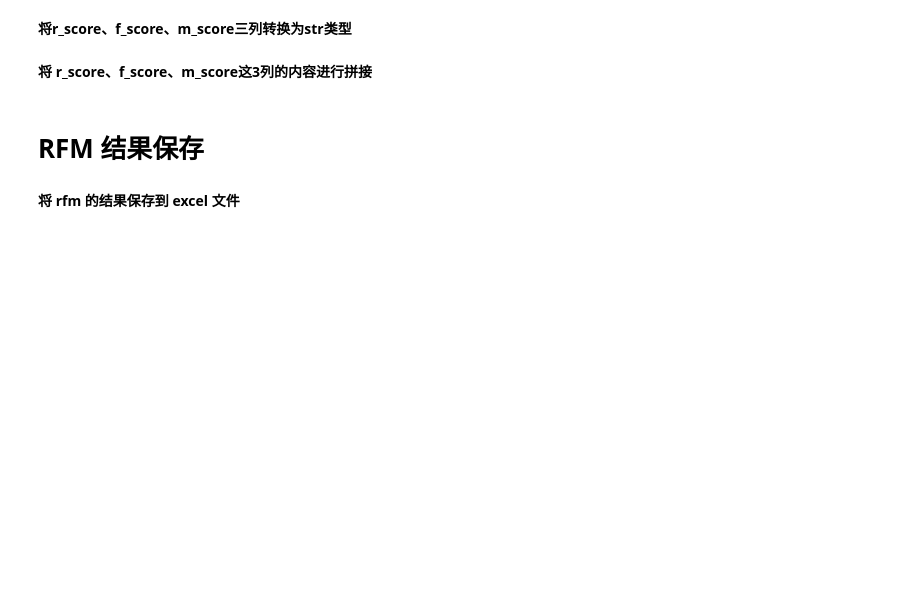
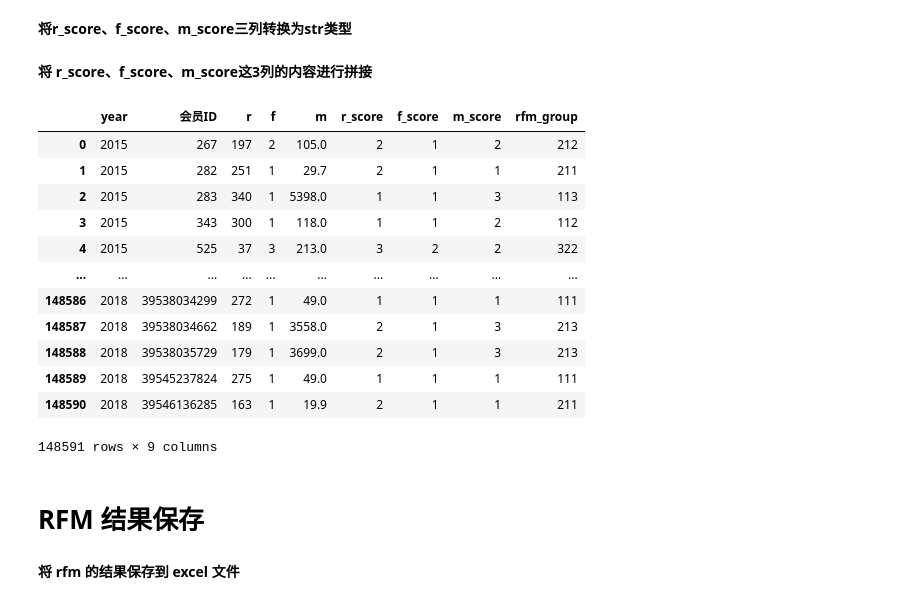
Before and after one commit to JohnChow96927/python-bigdata, a Jupyter notebook: Pandas/day5_220124_数据可视化与综合案例/03-RFM模型分析案例.ipynb, the cells around one changed output. Drawn from its saved outputs; the diff is of its cells as text; code cells hidden in the pictures; blank space fills up the shorter version.

```diff
--- a/Pandas/day5_220124_数据可视化与综合案例/03-RFM模型分析案例.ipynb
+++ b/Pandas/day5_220124_数据可视化与综合案例/03-RFM模型分析案例.ipynb
@@ -77,2 +191,12 @@ df.isnull().any(axis=1).sum()
 # %% [markdown]
 **汇总每1年每个会员RFM的原始数据**
+# %%
+# 按年份和会员 ID 进行汇总
+rfm_gb = data_merge.groupby(['year', '会员ID'], as_index=False).agg({
+    'date_interval': 'min',  # 计算最近一次订单时间
+    '提交日期': 'count', # 计算订单频率
+    '订单金额': 'sum'}) # 计算订单总金额
+
+# 重命名列
+rfm_gb.columns = ['year', '会员ID', 'r', 'f', 'm']
+rfm_gb.head()
@@ -83,4 +221,15 @@ df.isnull().any(axis=1).sum()
 # %% [markdown]
 **定义区间边界**
+# %%
+# 定义区间边界
+r_bins = [-1, 79, 255, 365] # 注意起始边界小于最小值
+f_bins = [0, 2, 5, 130]
+m_bins = [0, 69, 1199, 206252]
 # %% [markdown]
 **将 r、f、m 这 3 列划分区间**
+# %%
+# RFM 计算过程
+rfm_gb['r_score'] = pd.cut(rfm_gb['r'], r_bins, labels=[3, 2, 1])
+rfm_gb['f_score'] = pd.cut(rfm_gb['f'], f_bins, labels=[1, 2, 3])
+rfm_gb['m_score'] = pd.cut(rfm_gb['m'], m_bins, labels=[1, 2, 3])
+rfm_gb
@@ -87,7 +250,29 @@ df.isnull().any(axis=1).sum()
 # %% [markdown]
 **将r_score、f_score、m_score三列转换为str类型**
+# %%
+# 计算 RFM 组合
+rfm_gb['r_score'] = rfm_gb['r_score'].astype(np.str)
+rfm_gb['f_score'] = rfm_gb['f_score'].astype(np.str)
+rfm_gb['m_score'] = rfm_gb['m_score'].astype(np.str)
 # %% [markdown]
 **将 r_score、f_score、m_score这3列的内容进行拼接**
+# %%
+rfm_gb['rfm_group'] = rfm_gb['r_score'].str.cat(rfm_gb['f_score']).str.cat(rfm_gb['m_score'])
+rfm_gb
+# %% [output]
+|  | year | 会员ID | r | f | m | r_score | f_score | m_score | rfm_group |
+| 0 | 2015 | 267 | 197 | 2 | 105.0 | 2 | 1 | 2 | 212 |
+| 1 | 2015 | 282 | 251 | 1 | 29.7 | 2 | 1 | 1 | 211 |
+| 2 | 2015 | 283 | 340 | 1 | 5398.0 | 1 | 1 | 3 | 113 |
+| 3 | 2015 | 343 | 300 | 1 | 118.0 | 1 | 1 | 2 | 112 |
+| 4 | 2015 | 525 | 37 | 3 | 213.0 | 3 | 2 | 2 | 322 |
+| ... | ... | ... | ... | ... | ... | ... | ... | ... | ... |
+| 148586 | 2018 | 39538034299 | 272 | 1 | 49.0 | 1 | 1 | 1 | 111 |
+| 148587 | 2018 | 39538034662 | 189 | 1 | 3558.0 | 2 | 1 | 3 | 213 |
+| 148588 | 2018 | 39538035729 | 179 | 1 | 3699.0 | 2 | 1 | 3 | 213 |
+| 148589 | 2018 | 39545237824 | 275 | 1 | 49.0 | 1 | 1 | 1 | 111 |
+| 148590 | 2018 | 39546136285 | 163 | 1 | 19.9 | 2 | 1 | 1 | 211 |
+148591 rows × 9 columns
 # %% [markdown]
 # RFM 结果保存
 # %% [markdown]
```
Also changed, not shown: parts of 17 cells of this notebook.
